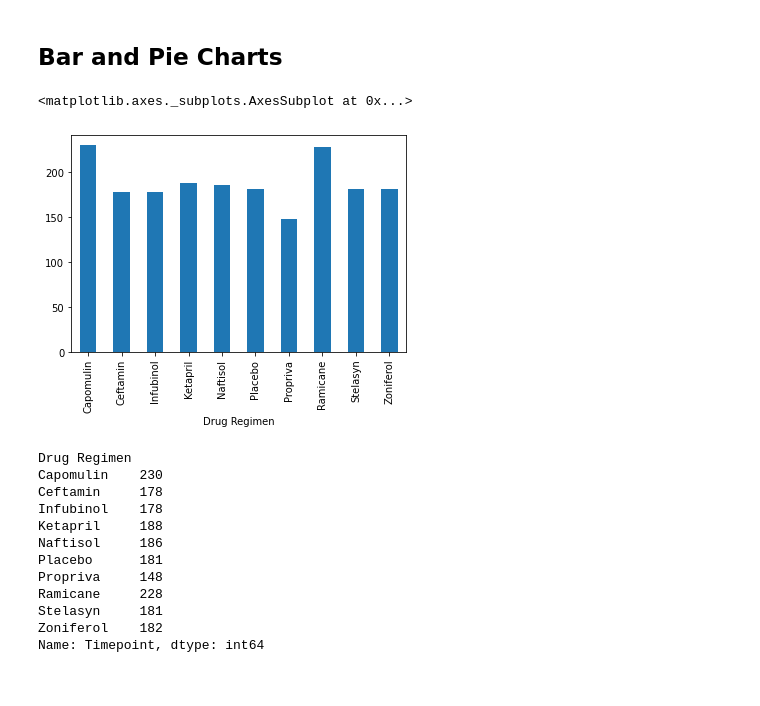
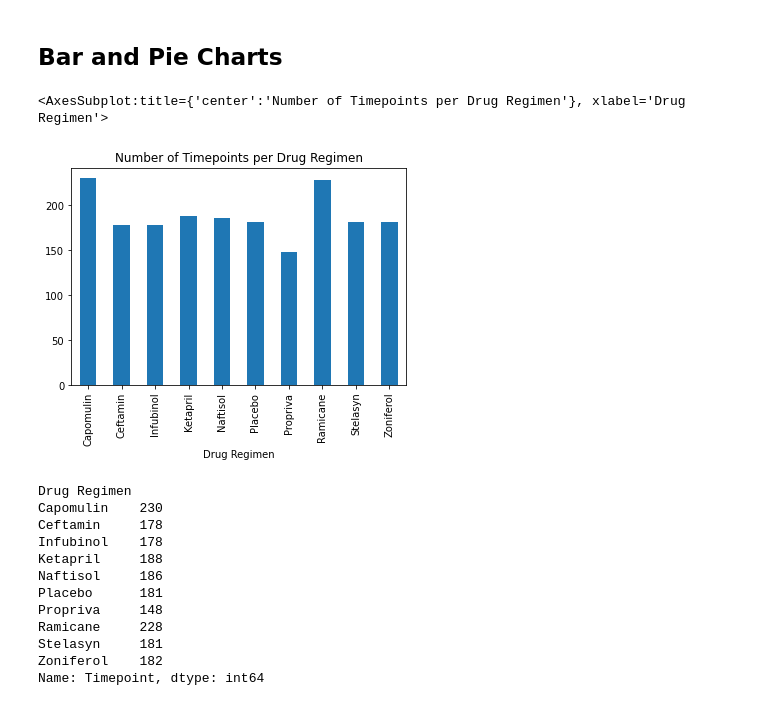
Before and after one commit to CVGonzales/matplotlib-challenge, a Jupyter notebook: Pymaceuticals/pymaceuticals_starter.ipynb, the cells around one changed output. Saved outputs shown, nothing was run; the diff lists cells and outputs as text; code cells hidden in the pictures.

```diff
--- a/Pymaceuticals/pymaceuticals_starter.ipynb
+++ b/Pymaceuticals/pymaceuticals_starter.ipynb
@@ -123,11 +123,11 @@ summary_df
 # %%
 # Generate a bar plot showing the total number of timepoints for all mice tested for each drug regimen using Pandas.
 timepoint = clean_combined_df2.groupby(["Drug Regimen"])["Timepoint"].count()
 
-timepoint.plot.bar()
+timepoint.plot.bar(title="Number of Timepoints per Drug Regimen")
 # %% [output]
-<matplotlib.axes._subplots.AxesSubplot at 0x...>
+<AxesSubplot:title={'center':'Number of Timepoints per Drug Regimen'}, xlabel='Drug Regimen'>
-[figure, old version]
+[figure, new version]
 # %%
 print(timepoint)
 # %% [output]
```
Also changed, not shown: parts of 8 cells of this notebook.
